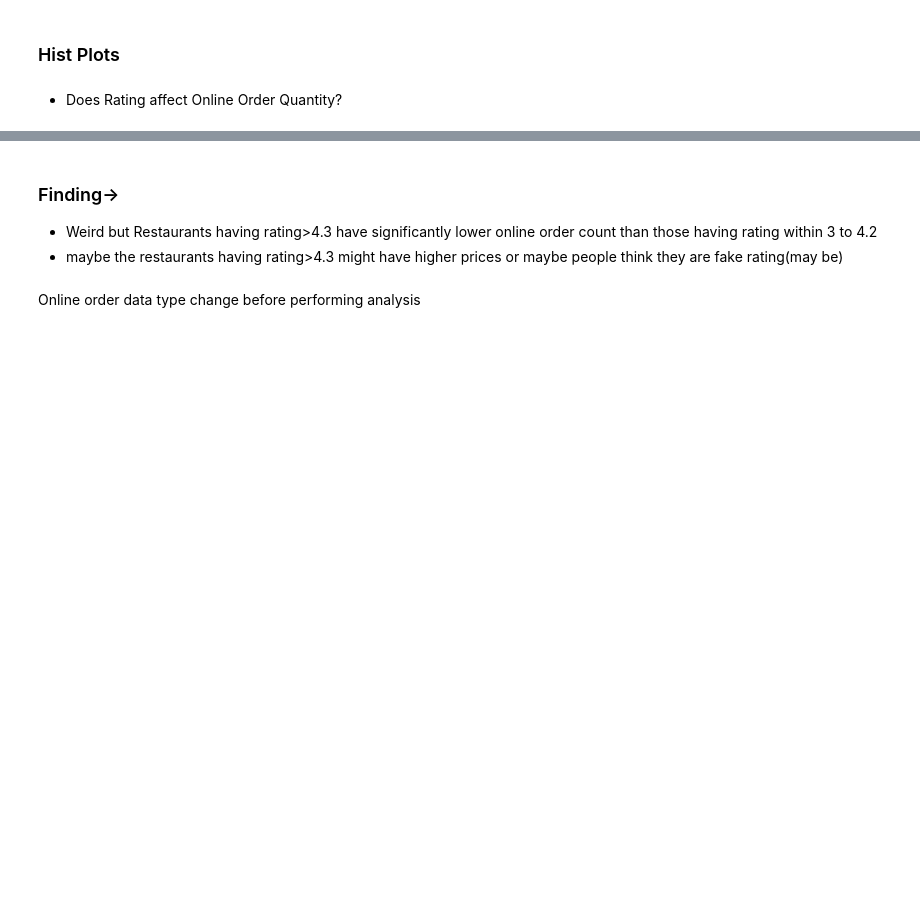
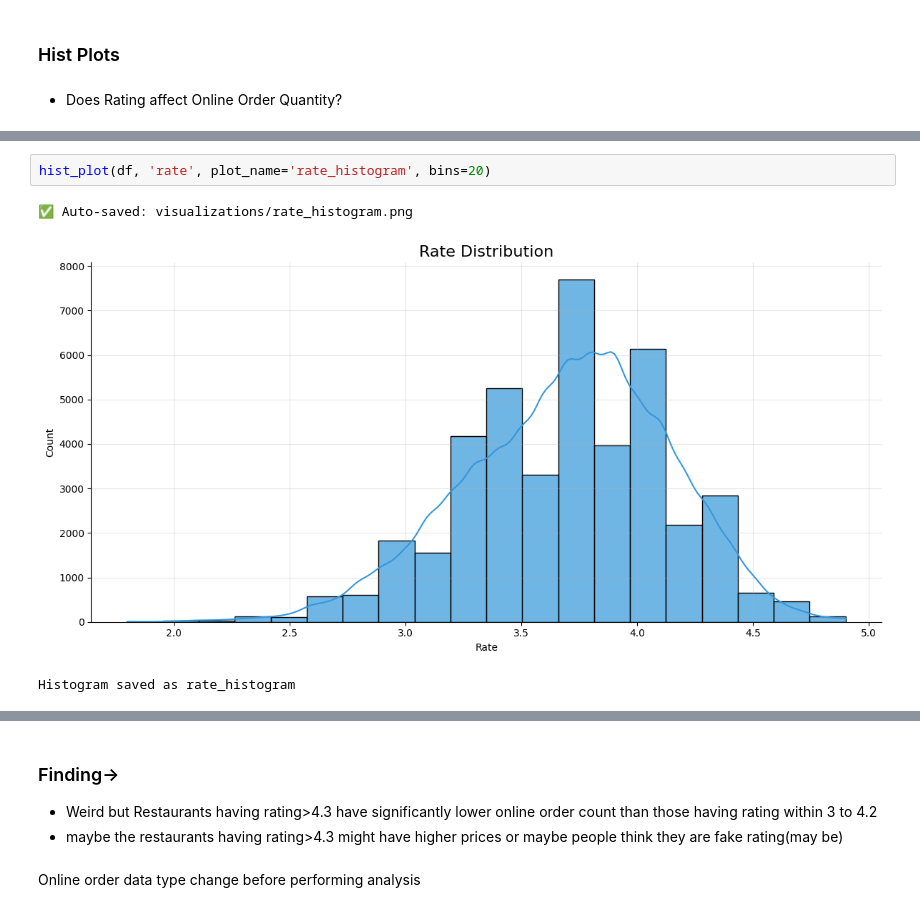
Before and after one commit to bhavbooks/Zomato-Restaurants-Rating-Prediction-, a Jupyter notebook: src/EDA.ipynb, the cells around one changed output, grey strips where cells are left out. Drawn from its saved outputs; the diff is of its cells as text; blank space fills up the shorter version.

```diff
--- a/src/EDA.ipynb
+++ b/src/EDA.ipynb
@@ -552,3 +555,9 @@ def hist_plot(df, col, plot_name=None, bins=10):
+# %%
+hist_plot(df, 'rate', plot_name='rate_histogram', bins=20)
+# %% [output]
+✅ Auto-saved: visualizations/rate_histogram.png
+[figure, added]
+Histogram saved as rate_histogram
 # %%
 ## online_order column is categorical with Yes/No values
 ## modifying hist_plot function to handle Yes/No categorical data
```
Also changed, not shown: parts of 20 cells of this notebook, 12 other files.
